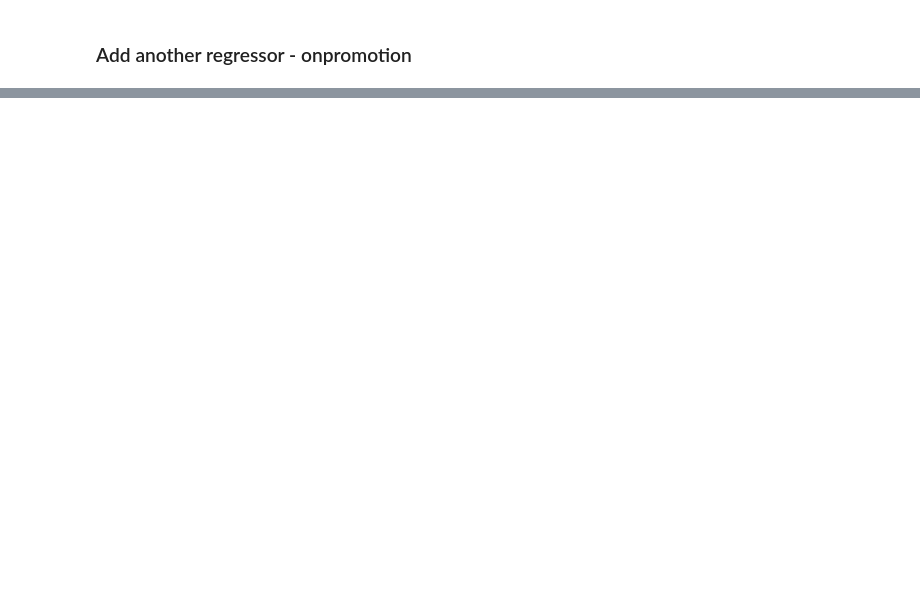
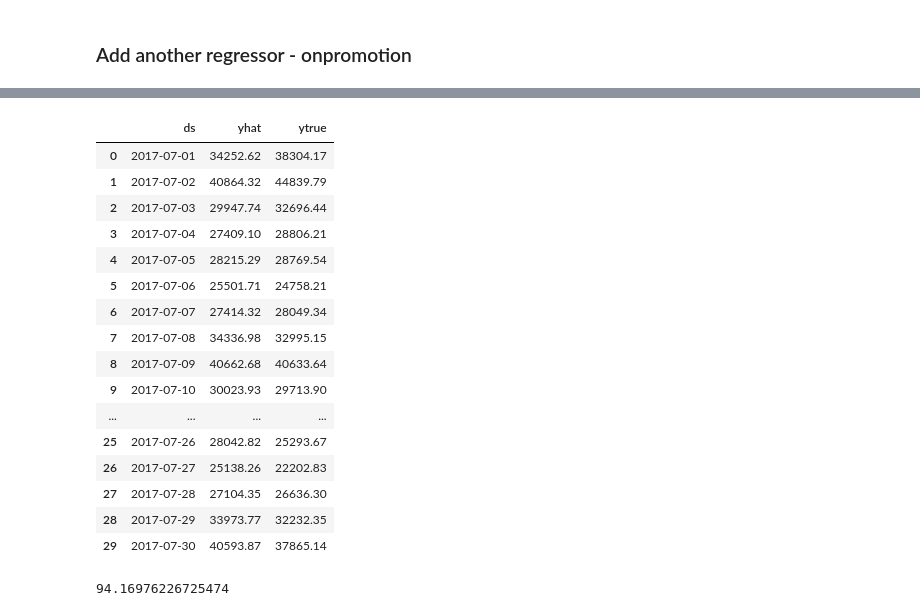
Before and after one commit to bennzhang/marketing_ml, a Jupyter notebook: forecasting/prophet/product-demand-forecasting-with-facebook-prophet.ipynb, the cells around one changed output, grey strips where cells are left out. Cells and saved outputs as stored; diff of their text form; code cells hidden in the pictures; blank space fills up the shorter version.

```diff
--- a/forecasting/prophet/product-demand-forecasting-with-facebook-prophet.ipynb
+++ b/forecasting/prophet/product-demand-forecasting-with-facebook-prophet.ipynb
@@ -743,0 +764,7 @@ sale_oil_promotion_df.head()
+# %%
+fcst_prophet_train = m.predict(future)
+
+# #adding filter to only add the forecasted data into predicted_df
+# filter = fcst_prophet_train['ds']>=forecast_start_date
+predicted_df = fcst_prophet_train[['ds','yhat']]
+predicted_df.head()
@@ -743,0 +778,30 @@ sale_oil_promotion_df.head()
+# %%
+##-- comparing true and predicted values
+df_copy = df.copy()
+df_copy.columns = ['ds', 'ytrue']
+predicted_df = predicted_df.merge(df_copy)
+
+predicted_df
+# %% [output]
+|  | ds | yhat | ytrue |
+| 0 | 2017-07-01 | 34252.62 | 38304.17 |
+| 1 | 2017-07-02 | 40864.32 | 44839.79 |
+| 2 | 2017-07-03 | 29947.74 | 32696.44 |
+| 3 | 2017-07-04 | 27409.10 | 28806.21 |
+| 4 | 2017-07-05 | 28215.29 | 28769.54 |
+| 5 | 2017-07-06 | 25501.71 | 24758.21 |
+| 6 | 2017-07-07 | 27414.32 | 28049.34 |
+| 7 | 2017-07-08 | 34336.98 | 32995.15 |
+| 8 | 2017-07-09 | 40662.68 | 40633.64 |
+| 9 | 2017-07-10 | 30023.93 | 29713.90 |
+| ... | ... | ... | ... |
+| 25 | 2017-07-26 | 28042.82 | 25293.67 |
+| 26 | 2017-07-27 | 25138.26 | 22202.83 |
+| 27 | 2017-07-28 | 27104.35 | 26636.30 |
+| 28 | 2017-07-29 | 33973.77 | 32232.35 |
+| 29 | 2017-07-30 | 40593.87 | 37865.14 |
+# %%
+##-- checking accuracy
+100-mape(predicted_df['ytrue'], predicted_df['yhat'])
+# %% [output]
+94.16976226725474
```
Also changed, not shown: parts of 34 cells of this notebook.
